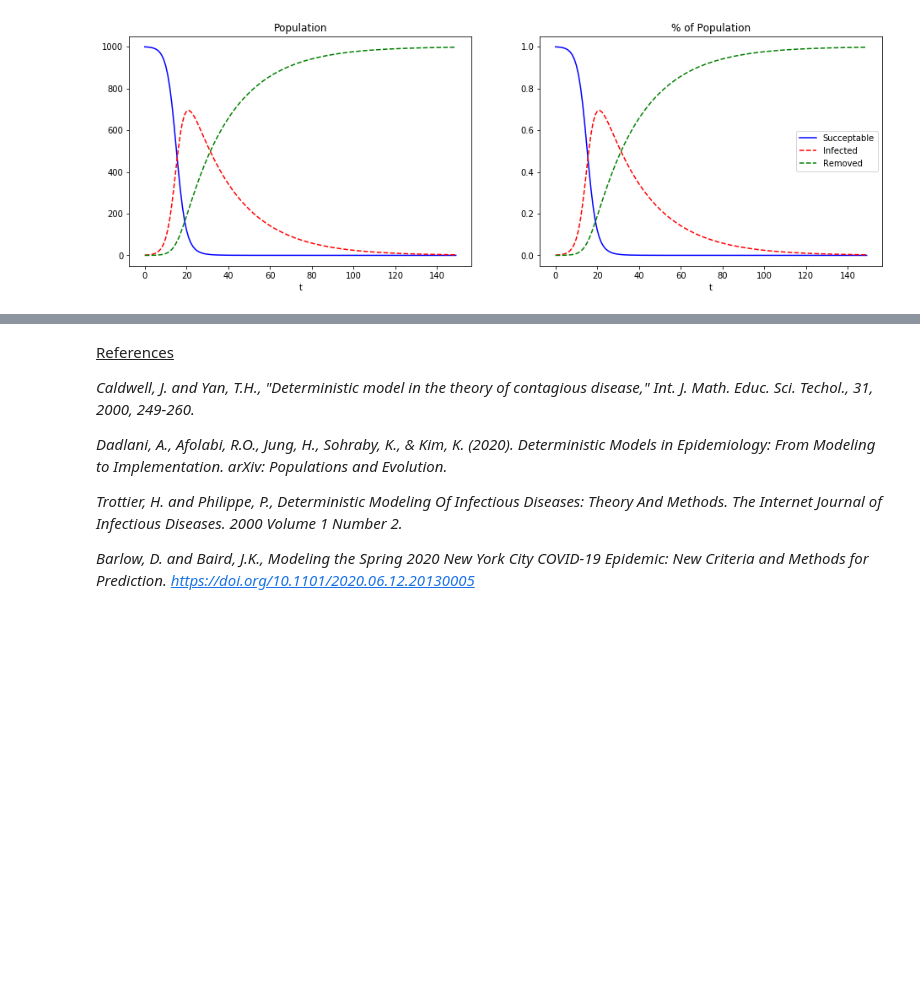
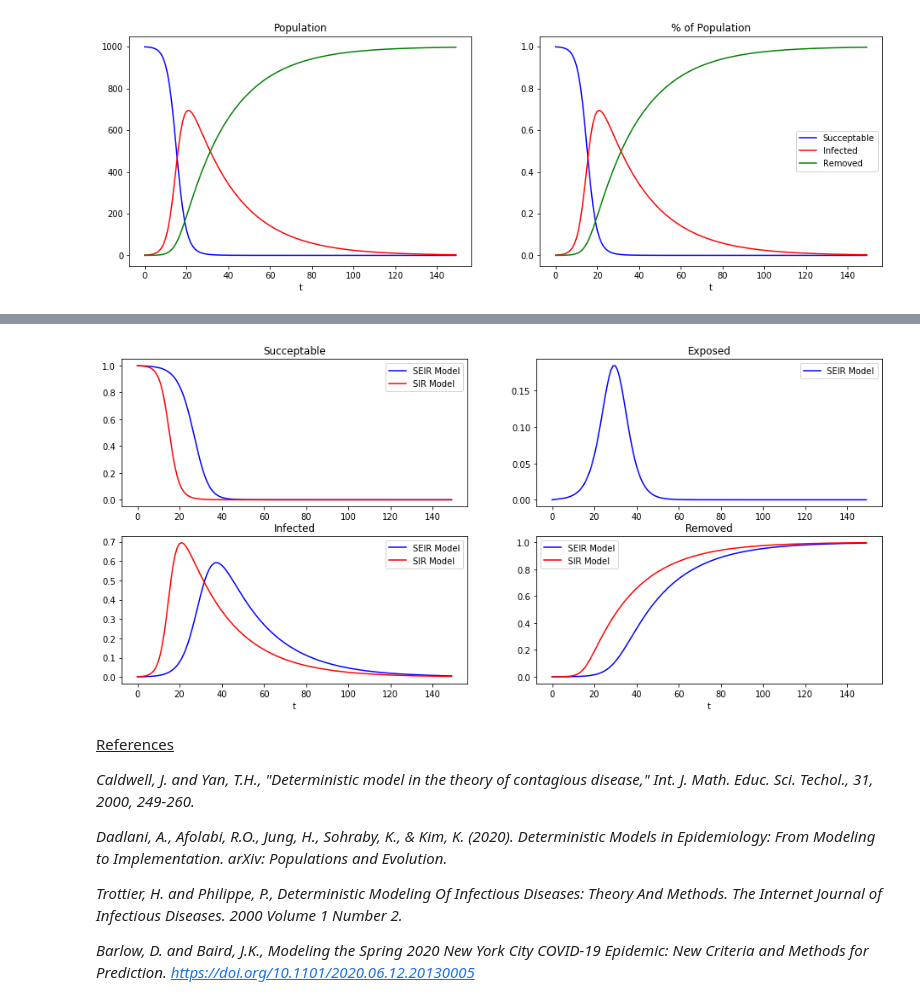
Before and after one commit to samroon2/math_models, a Jupyter notebook: deterministic_modelling_of_contagious_disease.ipynb, the cells around one changed output, grey strips where cells are left out. Saved outputs shown, nothing was run; the diff lists cells and outputs as text; code cells hidden in the pictures; blank space fills up the shorter version.

```diff
--- a/deterministic_modelling_of_contagious_disease.ipynb
+++ b/deterministic_modelling_of_contagious_disease.ipynb
@@ -367,17 +367,17 @@ gamma = 0.04419 # Removal / recovery
 x0 = [999, 1, 0]
 
 t = range(150)
-res = odeint(sir_disease_model, x0, t)
+sir_res = odeint(sir_disease_model, x0, t)
 
 f, (ax1, ax2) = plt.subplots(1, 2, figsize=(16,5))
-ax1.plot(t,res[:,0],'b-', label='Succeptable')
-ax1.plot(t,res[:,1],'r--', label='Infected')
-ax1.plot(t,res[:,2],'g--', label='Removed')
+ax1.plot(t,sir_res[:,0],'b-', label='Succeptable')
+ax1.plot(t,sir_res[:,1],'r-', label='Infected')
+ax1.plot(t,sir_res[:,2],'g-', label='Removed')
 ax1.set_title('Population')
 ax1.set_xlabel('t')
-ax2.plot(t,res[:,0] * (1/1000),'b-', label='Succeptable')
-ax2.plot(t,res[:,1] * (1/1000),'r--', label='Infected')
-ax2.plot(t,res[:,2] * (1/1000),'g--', label='Removed')
+ax2.plot(t,sir_res[:,0] * (1/1000),'b-', label='Succeptable')
+ax2.plot(t,sir_res[:,1] * (1/1000),'r-', label='Infected')
+ax2.plot(t,sir_res[:,2] * (1/1000),'g-', label='Removed')
 ax2.set_title('% of Population')
 ax2.set_xlabel('t')
 plt.legend(loc='best')
@@ -415,3 +415,25 @@ plt.show()
+# %%
+f, ((ax1, ax2), (ax3, ax4)) = plt.subplots(2, 2, figsize=(16,7))
+ax1.plot(t,res[:,0] * (1/1000),'b-', label='SEIR Model')
+ax1.plot(t,sir_res[:,0] * (1/1000),'r-', label='SIR Model')
+ax1.set_title('Succeptable')
+ax1.legend(loc='best')
+ax2.plot(t,res[:,1] * (1/1000),'b-', label='SEIR Model')
+ax2.set_title('Exposed')
+ax2.legend(loc='best')
+ax3.plot(t,res[:,2] * (1/1000),'b-', label='SEIR Model')
+ax3.plot(t,sir_res[:,1] * (1/1000),'r-', label='SIR Model')
+ax3.set_title('Infected')
+ax3.set_xlabel('t')
+ax3.legend(loc='best')
+ax4.plot(t,res[:,3] * (1/1000),'b-', label='SEIR Model')
+ax4.plot(t,sir_res[:,2] * (1/1000),'r-', label='SIR Model')
+ax4.set_title('Removed')
+ax4.set_xlabel('t')
+ax4.legend(loc='best')
+plt.show()
+# %% [output]
+[figure, added]
 # %% [markdown]
 <u>References</u>
 
```
Also changed, not shown: parts of 5 cells of this notebook.
